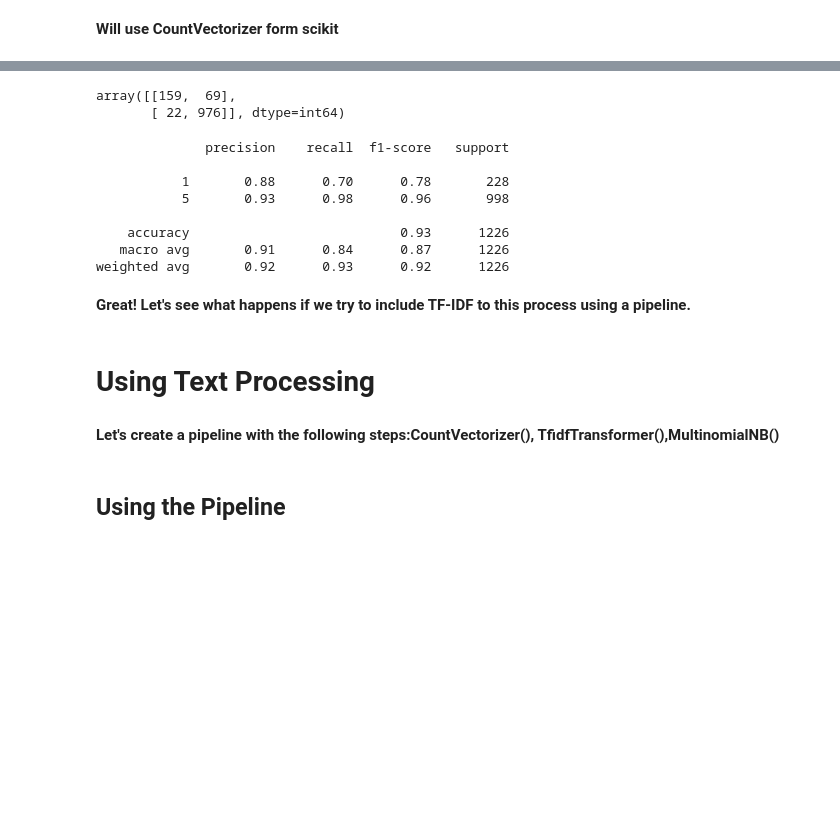
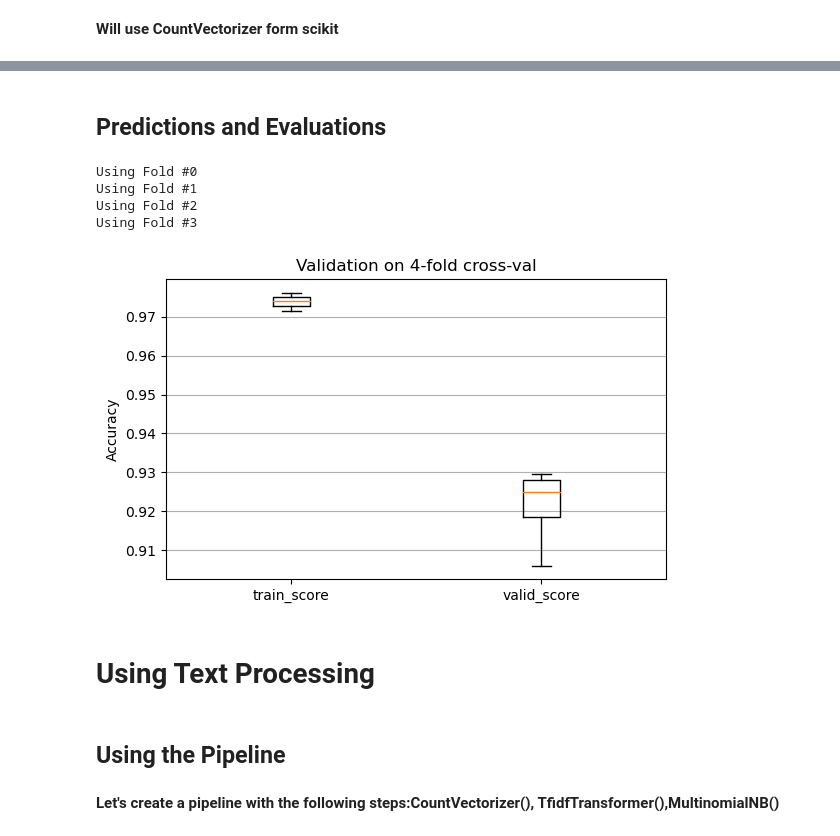
Before and after one commit to Pablo-163/NLP_project, a Jupyter notebook: NLP Project.ipynb, the cells around one changed output, grey strips where cells are left out. Cells and saved outputs as stored; diff of their text form; code cells hidden in the pictures; blank space fills up the shorter version.

Commit message:
correction of validation

```diff
--- a/NLP Project.ipynb
+++ b/NLP Project.ipynb
@@ -56,0 +54,3 @@ from sklearn.metrics import confusion_matrix
+# %%
+RANDOM_STATE = 42
+FOLDS = 4
@@ -217,2 +242,0 @@ model = MultinomialNB()
-# %%
-model.fit(X_train, y_train)
@@ -231,23 +243,33 @@ pred = model.predict(X_test)
-# %%
-confusion_matrix(y_test, pred)
-# %% [output]
-array([[159,  69],
-       [ 22, 976]], dtype=int64)
-# %%
-print(classification_report(y_test, pred))
-# %% [output]
-              precision    recall  f1-score   support
-
-           1       0.88      0.70      0.78       228
-           5       0.93      0.98      0.96       998
-
-    accuracy                           0.93      1226
-   macro avg       0.91      0.84      0.87      1226
-weighted avg       0.92      0.93      0.92      1226
-# %% [markdown]
-**Great! Let's see what happens if we try to include TF-IDF to this process using a pipeline.**
+# %% [markdown]
+## Predictions and Evaluations
+# %%
+tr, val = validation(model, pd.DataFrame(X.toarray()), y)
+# %% [output]
+Using Fold #0
+Using Fold #1
+Using Fold #2
+Using Fold #3
+# %%
+data = [tr, val]
+metric_name = "Accuracy"
+
+fig = plt.figure(figsize=(5, 3))
+ax = fig.add_axes([0, 0, 1, 1])
+bp = ax.boxplot(data)
+
+ax.set_xticklabels(["train_score", "valid_score"])
+ax.set_ylabel(metric_name)
+
+plt.title("Validation on 4-fold cross-val")
+plt.grid(axis='y')
+
+plt.show()
+# %% [output]
+[figure, added]
 # %% [markdown]
 # Using Text Processing
+# %% [markdown]
+## Using the Pipeline
 # %% [markdown]
 **Let's create a pipeline with the following steps:CountVectorizer(), TfidfTransformer(),MultinomialNB()**
 # %%
@@ -256,5 +278,3 @@ pipeline = Pipeline([
     ('tfidf', TfidfTransformer()),  # integer counts to weighted TF-IDF scores
     ('classifier', MultinomialNB()),  # train on TF-IDF vectors w/ Naive Bayes classifier
 ])
-# %% [markdown]
-## Using the Pipeline
```
Also changed, not shown: parts of 30 cells of this notebook.
